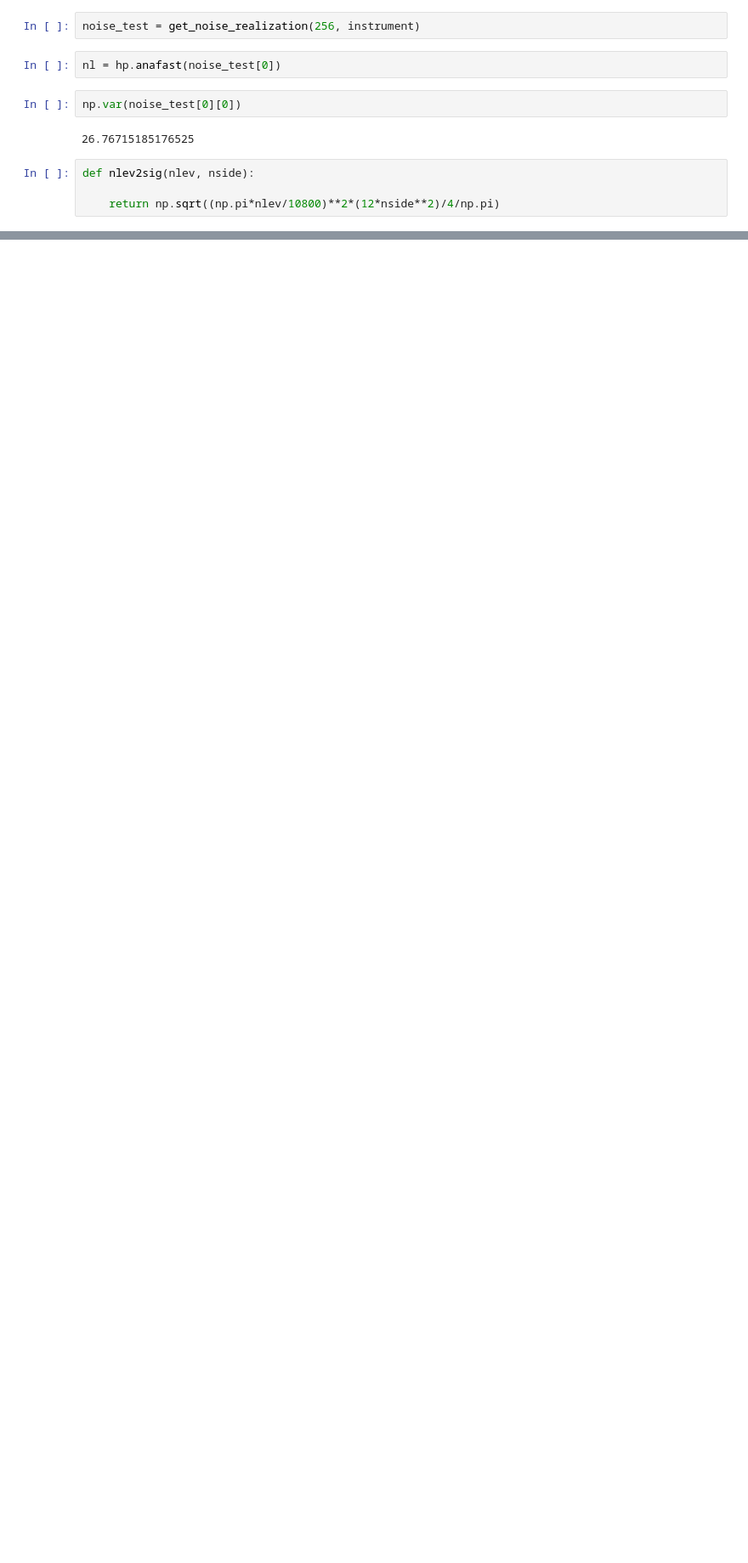
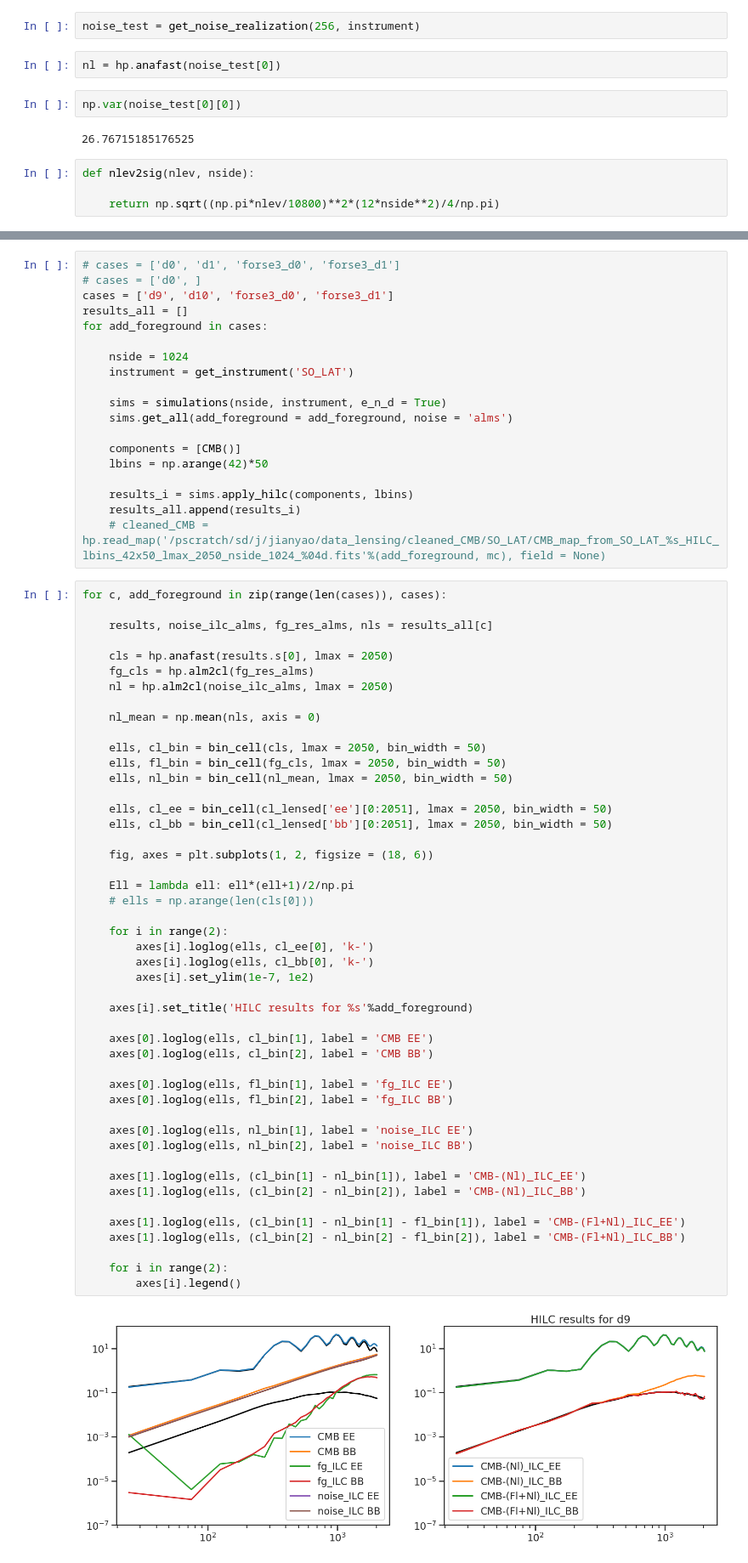
Before and after one commit to yaojian95/non_gau_lensing, a Jupyter notebook: sims_fgbuster.ipynb, the cells around one changed output, grey strips where cells are left out. Shown at 85% size. Cells and saved outputs as stored; diff of their text form; blank space fills up the shorter version.

Commit message:
ILC noise bias from 20 noise realizations; bin the cls

```diff
--- a/sims_fgbuster.ipynb
+++ b/sims_fgbuster.ipynb
@@ -271,0 +429,68 @@ WARNING:healpy:setting the output map dtype to [dtype('float64'), dtype('float64
+# %%
+# cases = ['d0', 'd1', 'forse3_d0', 'forse3_d1']
+# cases = ['d0', ]
+cases = ['d9', 'd10', 'forse3_d0', 'forse3_d1']
+results_all = []
+for add_foreground in cases:
+
+    nside = 1024
+    instrument = get_instrument('SO_LAT')
+
+    sims = simulations(nside, instrument, e_n_d = True)
+    sims.get_all(add_foreground = add_foreground, noise = 'alms')
+
+    components = [CMB()]
+    lbins = np.arange(42)*50
+
+    results_i = sims.apply_hilc(components, lbins)
+    results_all.append(results_i)
+    # cleaned_CMB = hp.read_map('/pscratch/sd/j/jianyao/data_lensing/cleaned_CMB/SO_LAT/CMB_map_from_SO_LAT_%s_HILC_lbins_42x50_lmax_2050_nside_1024_%04d.fits'%(add_foreground, mc), field = None)
+# %%
+for c, add_foreground in zip(range(len(cases)), cases):
+
+    results, noise_ilc_alms, fg_res_alms, nls = results_all[c]
+
+    cls = hp.anafast(results.s[0], lmax = 2050)
+    fg_cls = hp.alm2cl(fg_res_alms)
+    nl = hp.alm2cl(noise_ilc_alms, lmax = 2050)
+
+    nl_mean = np.mean(nls, axis = 0)
+
+    ells, cl_bin = bin_cell(cls, lmax = 2050, bin_width = 50)
+    ells, fl_bin = bin_cell(fg_cls, lmax = 2050, bin_width = 50)
+    ells, nl_bin = bin_cell(nl_mean, lmax = 2050, bin_width = 50)
+
+    ells, cl_ee = bin_cell(cl_lensed['ee'][0:2051], lmax = 2050, bin_width = 50)
+    ells, cl_bb = bin_cell(cl_lensed['bb'][0:2051], lmax = 2050, bin_width = 50)
+
+    fig, axes = plt.subplots(1, 2, figsize = (18, 6))
+
+    Ell = lambda ell: ell*(ell+1)/2/np.pi
+    # ells = np.arange(len(cls[0]))
+
+    for i in range(2):
+        axes[i].loglog(ells, cl_ee[0], 'k-')
+        axes[i].loglog(ells, cl_bb[0], 'k-')
+        axes[i].set_ylim(1e-7, 1e2)
+
+    axes[i].set_title('HILC results for %s'%add_foreground)
+
+    axes[0].loglog(ells, cl_bin[1], label = 'CMB EE')
+    axes[0].loglog(ells, cl_bin[2], label = 'CMB BB')
+
+    axes[0].loglog(ells, fl_bin[1], label = 'fg_ILC EE')
+    axes[0].loglog(ells, fl_bin[2], label = 'fg_ILC BB')
+
+    axes[0].loglog(ells, nl_bin[1], label = 'noise_ILC EE')
+    axes[0].loglog(ells, nl_bin[2], label = 'noise_ILC BB')
+
+    axes[1].loglog(ells, (cl_bin[1] - nl_bin[1]), label = 'CMB-(Nl)_ILC_EE')
+    axes[1].loglog(ells, (cl_bin[2] - nl_bin[2]), label = 'CMB-(Nl)_ILC_BB')
+
+    axes[1].loglog(ells, (cl_bin[1] - nl_bin[1] - fl_bin[1]), label = 'CMB-(Fl+Nl)_ILC_EE')
+    axes[1].loglog(ells, (cl_bin[2] - nl_bin[2] - fl_bin[2]), label = 'CMB-(Fl+Nl)_ILC_BB')
+
+    for i in range(2):
+        axes[i].legend()
+# %% [output]
+[figure, added]
```
Also changed, not shown: parts of 26 cells of this notebook.
